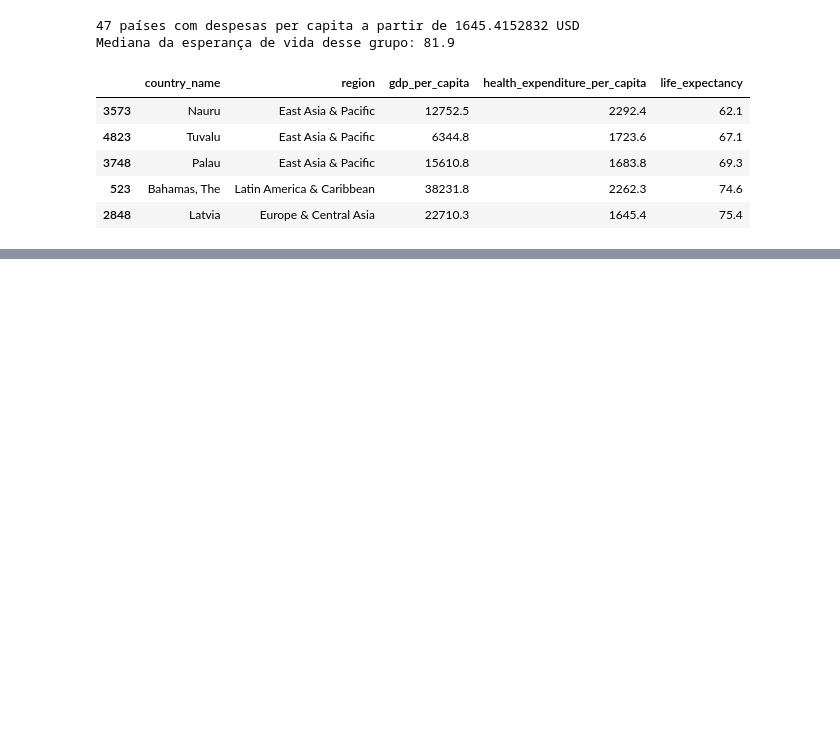
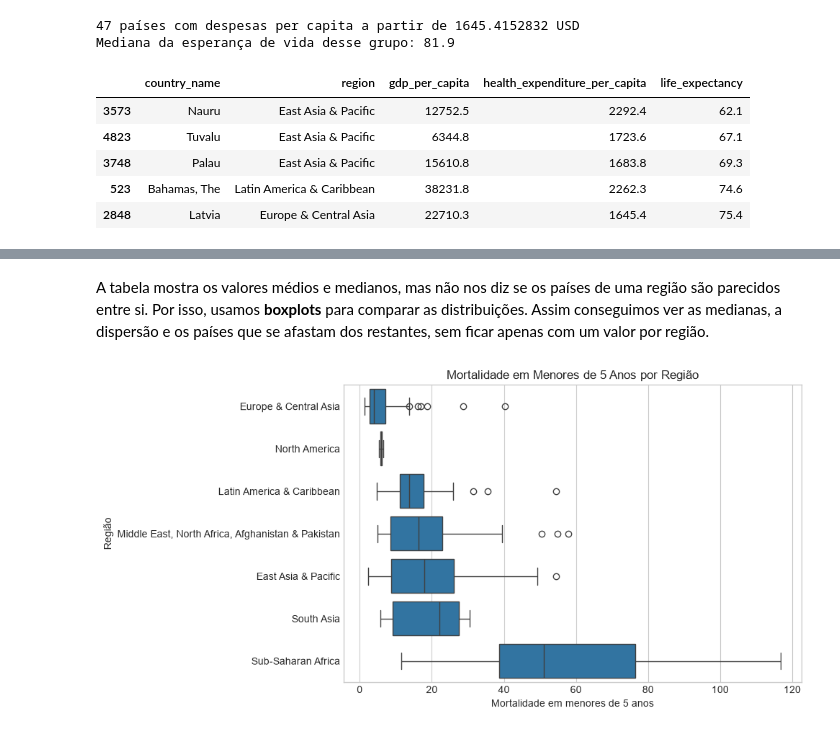
Before and after one commit to matilde-quiterio/Data-visualization, a Jupyter notebook: notebook.ipynb, the cells around one changed output, grey strips where cells are left out. Drawn from its saved outputs; the diff is of its cells as text; code cells hidden in the pictures; blank space fills up the shorter version.

```diff
--- a/notebook.ipynb
+++ b/notebook.ipynb
@@ -571,0 +786,28 @@ plt.show()
+# %% [markdown]
+A tabela mostra os valores médios e medianos, mas não nos diz se os países de uma região são parecidos entre si. Por isso, usamos **boxplots** para comparar as distribuições. Assim conseguimos ver as medianas, a dispersão e os países que se afastam dos restantes, sem ficar apenas com um valor por região.
+# %%
+ordem_infantil = (
+    df_2023.groupby('region', observed=True)['under5_mortality']
+    .median()
+    .sort_values()
+    .index
+)
+
+fig, ax = plt.subplots(figsize=(10, 5))
+
+sns.boxplot(
+    data=df_2023,
+    x='under5_mortality',
+    y='region',
+    order=ordem_infantil,
+    ax=ax
+)
+
+ax.set_title('Mortalidade em Menores de 5 Anos por Região')
+ax.set_xlabel('Mortalidade em menores de 5 anos')
+ax.set_ylabel('Região')
+
+plt.tight_layout()
+plt.show()
+# %% [output]
+[figure, added]
```
Also changed, not shown: parts of 27 cells of this notebook.
